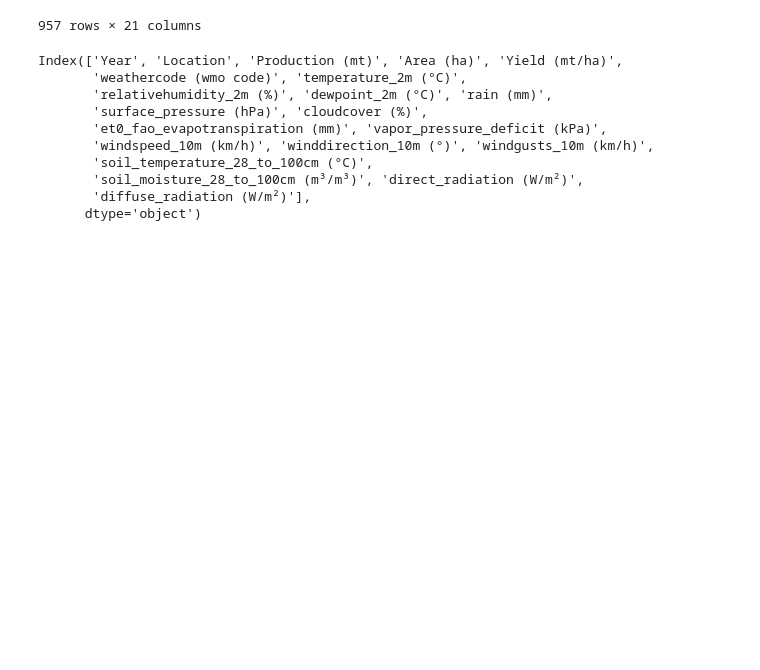
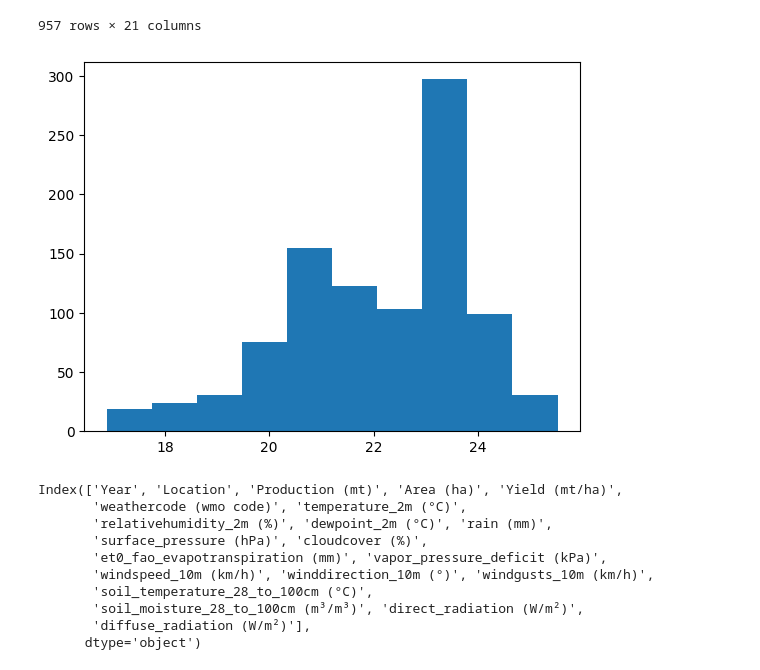
Before and after one commit to darahmanayaga/thesis-2, a Jupyter notebook: preprocessing.ipynb, the cells around one changed output. Cells and saved outputs as stored; diff of their text form; code cells hidden in the pictures; blank space fills up the shorter version.

```diff
--- a/preprocessing.ipynb
+++ b/preprocessing.ipynb
@@ -26,6 +26,11 @@ df
 | 955 | 2021 | TAWI-TAWI | 0.00 | 0.0 | NaN | 1 | ... |
 | 956 | 2022 | TAWI-TAWI | 0.00 | 0.0 | NaN | 51 | ... |
 957 rows × 21 columns
+# %%
+plt.hist(df['dewpoint_2m (°C)'])
+plt.show()
+# %% [output]
+[figure, added]
 # %%
 df.columns
 # %% [output]
```
Also changed, not shown: parts of 31 cells of this notebook.
